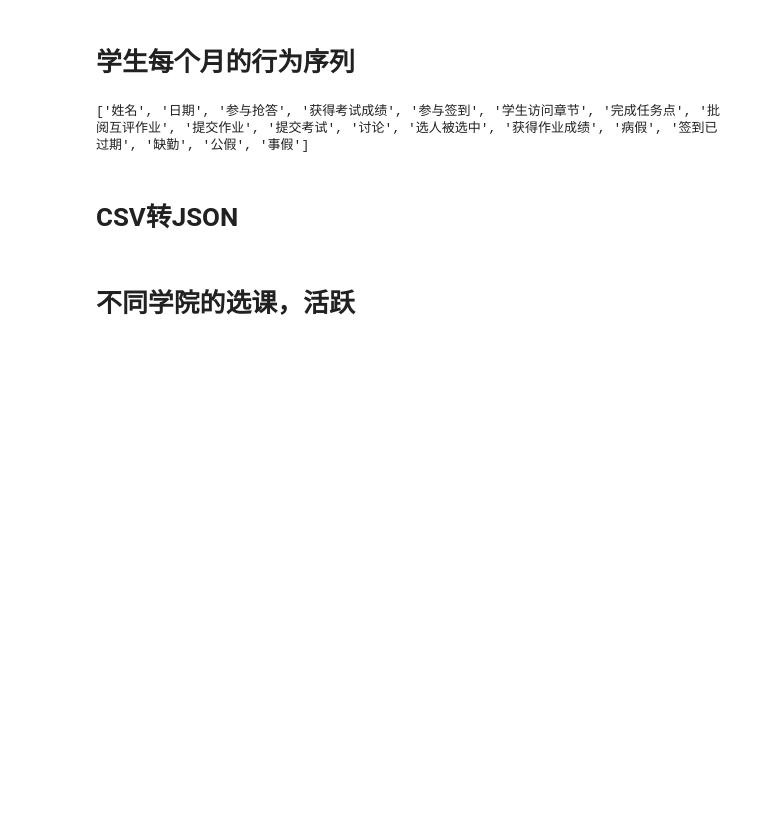
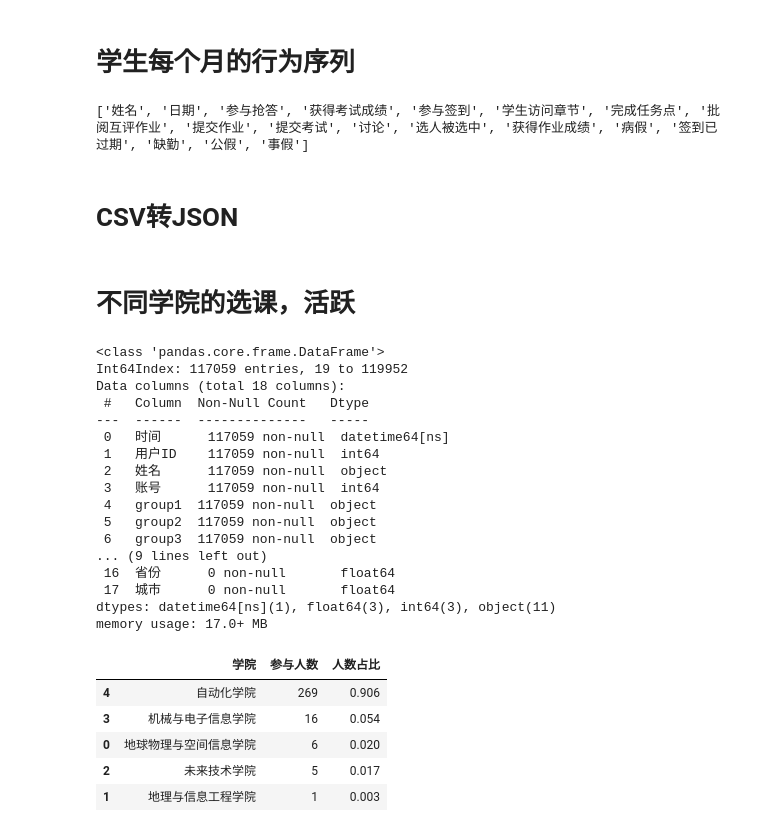
Before and after one commit to Junglepan/Pandas_Learning, a Jupyter notebook: DXWL_DATA/data_processing.ipynb, the cells around one changed output. Cells and saved outputs as stored; diff of their text form; code cells hidden in the pictures; blank space fills up the shorter version.

```diff
--- a/DXWL_DATA/data_processing.ipynb
+++ b/DXWL_DATA/data_processing.ipynb
@@ -1069,3 +1069,54 @@ new_df_month.to_json('stu_month.json',orient="split",force_ascii=False)
 # dumps(parsed, indent=4)
 # %% [markdown]
 # 不同学院的选课，活跃
+# %%
+import pandas as pd
+
+df = pd.read_csv('dxwl.csv')
+# print(df.head())
+# print(df.shape)
+df.sort_values(by='时间')
+df_dropTeacher = df.drop(df[(df['账号'] < 20000000000)].index)
+start_time = pd.to_datetime(df['时间'].iloc[0].split(" ")[0])
+end_time = pd.to_datetime(df['时间'].iloc[df['时间'].shape[0] - 1].split(" ")[0])
+# df的时间格式转换
+df_dropTeacher['时间'] = pd.to_datetime(df_dropTeacher['时间'])
+
+df_dropTeacher.head()
+df_dropTeacher.info()
+
+
+header = ['学院','参与人数','人数占比']
+partment_list = []
+for name,info in df_dropTeacher.groupby('group1'):
+    list_temp = []
+    list_temp.append(name.strip("\t"))
+    list_temp.append(info['账号'].nunique())
+    list_temp.append(format(info['账号'].nunique()/df_dropTeacher['账号'].nunique(),'.3f'))
+    partment_list.append(list_temp)
+partment_count = pd.DataFrame(partment_list,columns = header)
+partment_count.sort_values('参与人数',ascending=False)
+# %% [output]
+<class 'pandas.core.frame.DataFrame'>
+Int64Index: 117059 entries, 19 to 119952
+Data columns (total 18 columns):
+ #   Column  Non-Null Count   Dtype
+---  ------  --------------   -----
+ 0   时间      117059 non-null  datetime64[ns]
+ 1   用户ID    117059 non-null  int64
+ 2   姓名      117059 non-null  object
+ 3   账号      117059 non-null  int64
+ 4   group1  117059 non-null  object
+ 5   group2  117059 non-null  object
+ 6   group3  117059 non-null  object
+... (9 lines left out)
+ 16  省份      0 non-null       float64
+ 17  城市      0 non-null       float64
+dtypes: datetime64[ns](1), float64(3), int64(3), object(11)
+memory usage: 17.0+ MB
+|  | 学院 | 参与人数 | 人数占比 |
+| 4 | 自动化学院 | 269 | 0.906 |
+| 3 | 机械与电子信息学院 | 16 | 0.054 |
+| 0 | 地球物理与空间信息学院 | 6 | 0.020 |
+| 2 | 未来技术学院 | 5 | 0.017 |
+| 1 | 地理与信息工程学院 | 1 | 0.003 |
```
Also changed, not shown: 2 other files.
